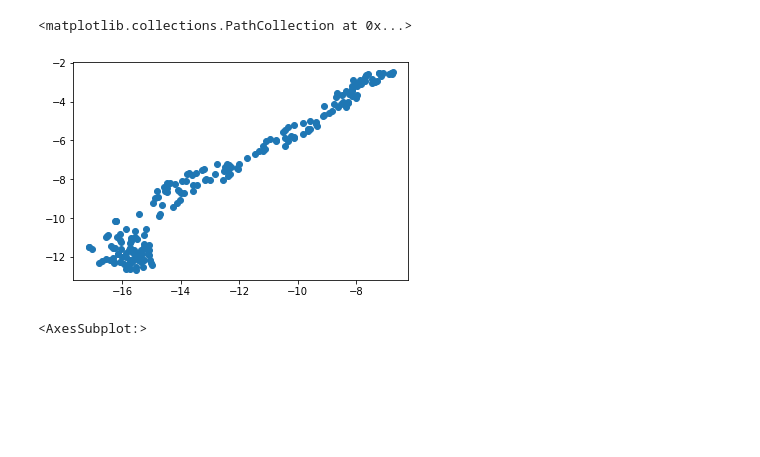
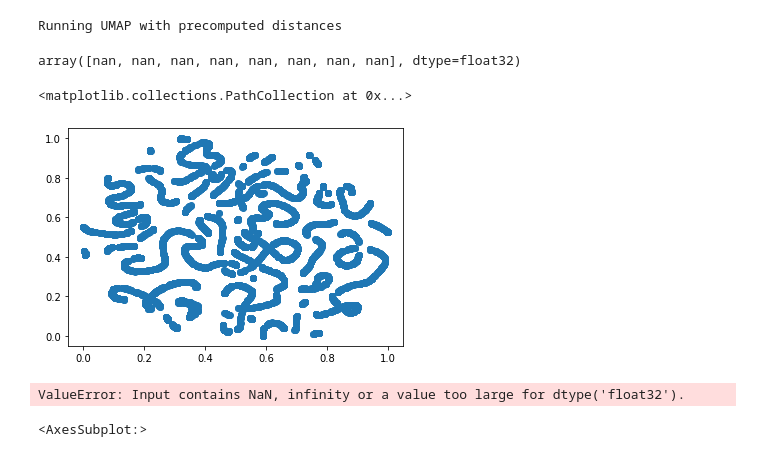
Before and after one commit to ersilia-os/griddify, a Jupyter notebook: notebooks/01_compounds_example.ipynb, the cells around one changed output. Saved outputs shown, nothing was run; the diff lists cells and outputs as text; code cells hidden in the pictures; blank space fills up the shorter version.

Commit message:
done up to griddify

```diff
--- a/notebooks/01_compounds_example.ipynb
+++ b/notebooks/01_compounds_example.ipynb
@@ -2,20 +2,3 @@
 from griddify import datasets
 
 data = datasets.get_compound_descriptors()
-# %%
-from scipy.spatial.distance import squareform
-from scipy.spatial.distance import pdist
-
-class FeatureDistances(object):
-
-    def __init__(self, metric="euclidean", max_n=10000):
-        self.metric = metric
-        self.max_n = max_n
-
-    def calculate(self, data):
-        D = squareform(pdist(np.array(data).T[:self.max_n,:], metric=self.metric))
-        D[np.isnan(D)] = 0
-        return D
-
-
-fd = FeatureDistances().calculate(data)
@@ -72,9 +5,31 @@ UMAP(metric='precomputed', tqdm_kwds={'bar_format': '{desc}: {percentage:3.0f}%|
+# %%
+from griddify import Preprocessing
+
+pp  = Preprocessing()
+pp.fit(data)
+data = pp.transform(data)
+# %%
+from griddify import FeatureDistances
+
+fd = FeatureDistances(metric="cosine").calculate(data)
+# %%
+from griddify import Tabular2Cloud
+
+
+tc = Tabular2Cloud()
+tc.fit(fd)
+Xc = tc.transform(fd)
+# %% [output]
+Running UMAP with precomputed distances
 # %%
 %matplotlib inline
 import matplotlib.pyplot as plt
+# %%
+Xc[np.where(np.isnan(Xc))]
+# %% [output]
+array([nan, nan, nan, nan, nan, nan, nan, nan], dtype=float32)
 # %%
-Xc = reducer.transform(fd)
 plt.scatter(Xc[:,0], Xc[:,1])
 # %% [output]
 <matplotlib.collections.PathCollection at 0x...>
-[figure, old version]
+[figure, new version]
@@ -166,3 +36,11 @@ Xg = cg.transform(Xc, as_integers=False)
+# %%
+from griddify import Cloud2Grid
+
+cg = Cloud2Grid(max_side=128)
+cg.fit(Xc)
+Xg = cg.transform(Xc, as_integers=False)
+# %% [output]
+ValueError: Input contains NaN, infinity or a value too large for dtype('float32').
 # %%
 from scipy.spatial.distance import euclidean
 import matplotlib as mpl
```
Also changed, not shown: parts of 3 cells of this notebook, 6 other files.
